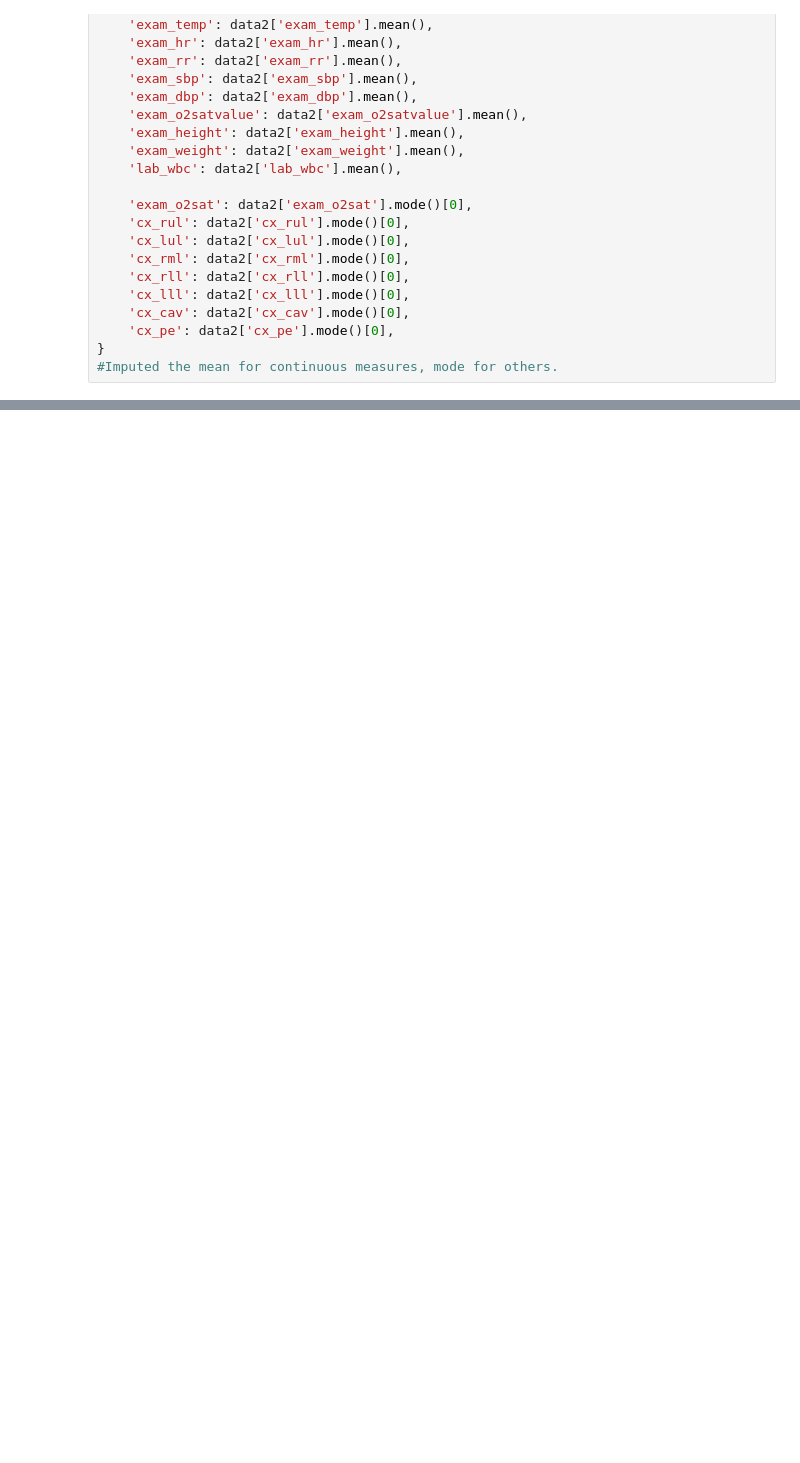
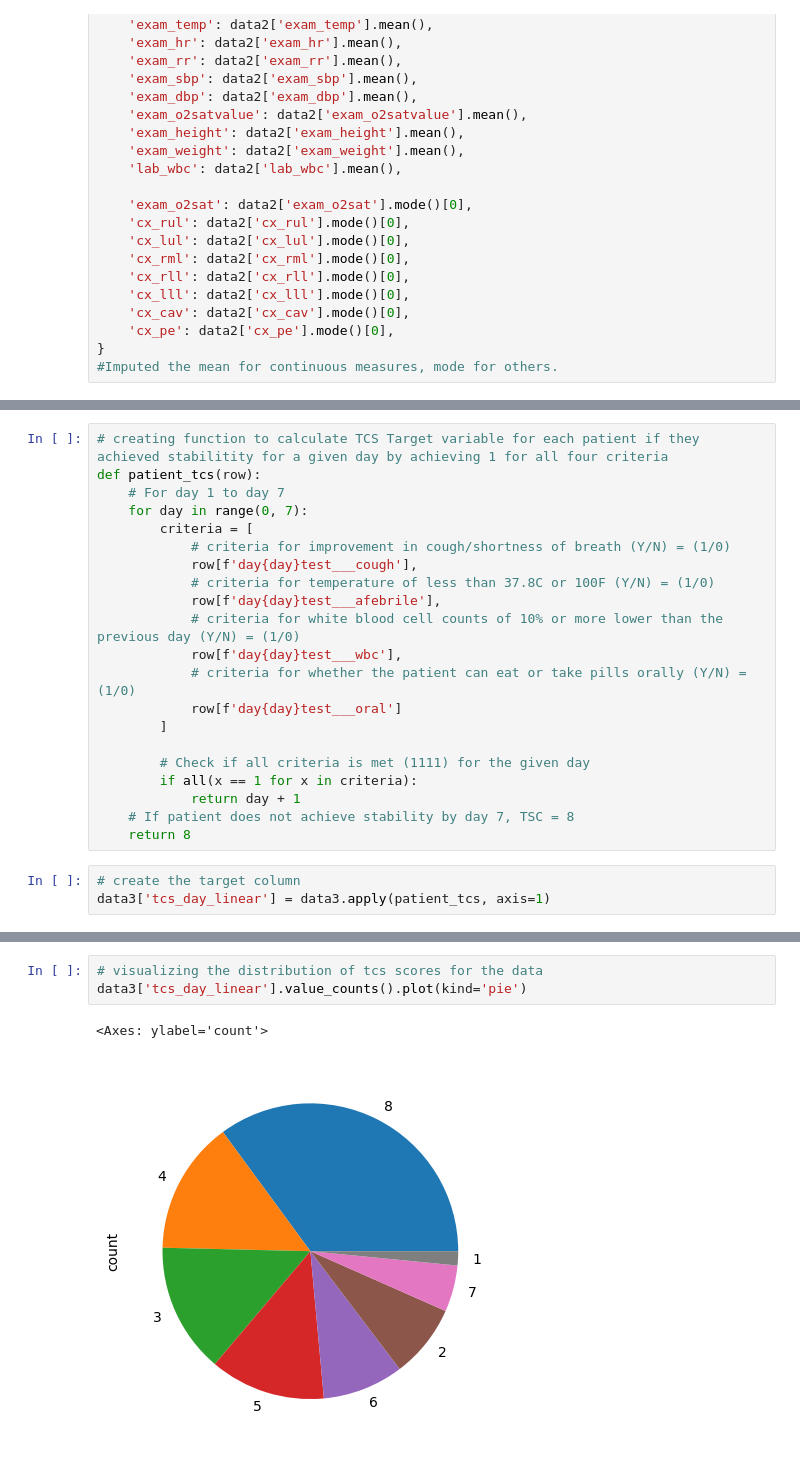
Before and after one commit to Nikola671/DS-450-01_Spring26_Team_Pineapple, a Jupyter notebook: Team Mini Project 2 - CAPO/CapoEDA.ipynb, the cells around one changed output, grey strips where cells are left out. Saved outputs shown, nothing was run; the diff lists cells and outputs as text; blank space fills up the shorter version.

```diff
--- a/Team Mini Project 2 - CAPO/CapoEDA.ipynb
+++ b/Team Mini Project 2 - CAPO/CapoEDA.ipynb
@@ -168,0 +208,24 @@ memory usage: 3.5 MB
+# %%
+# creating function to calculate TCS Target variable for each patient if they achieved stabilitity for a given day by achieving 1 for all four criteria
+def patient_tcs(row):
+    # For day 1 to day 7
+    for day in range(0, 7):
+        criteria = [
+            # criteria for improvement in cough/shortness of breath (Y/N) = (1/0)
+            row[f'day{day}test___cough'],
+            # criteria for temperature of less than 37.8C or 100F (Y/N) = (1/0)
+            row[f'day{day}test___afebrile'],
+            # criteria for white blood cell counts of 10% or more lower than the previous day (Y/N) = (1/0)
+            row[f'day{day}test___wbc'],
+            # criteria for whether the patient can eat or take pills orally (Y/N) = (1/0)
+            row[f'day{day}test___oral']
+        ]
+
+        # Check if all criteria is met (1111) for the given day
+        if all(x == 1 for x in criteria):
+            return day + 1
+    # If patient does not achieve stability by day 7, TSC = 8
+    return 8
+# %%
+# create the target column
+data3['tcs_day_linear'] = data3.apply(patient_tcs, axis=1)
@@ -168,0 +268,6 @@ memory usage: 3.5 MB
+# %%
+# visualizing the distribution of tcs scores for the data
+data3['tcs_day_linear'].value_counts().plot(kind='pie')
+# %% [output]
+<Axes: ylabel='count'>
+[figure, added]
```
Also changed, not shown: parts of 36 cells of this notebook.
